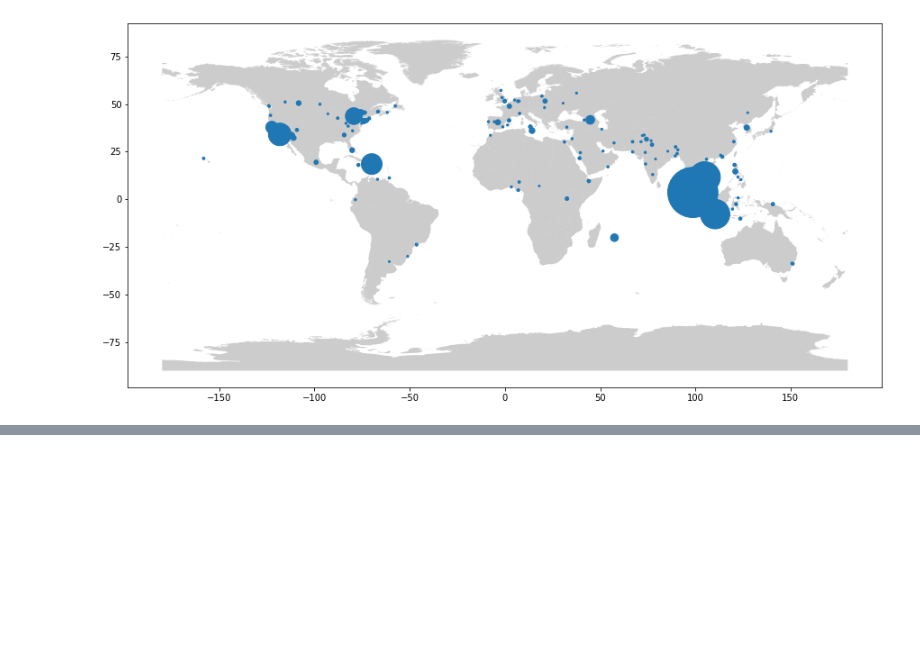
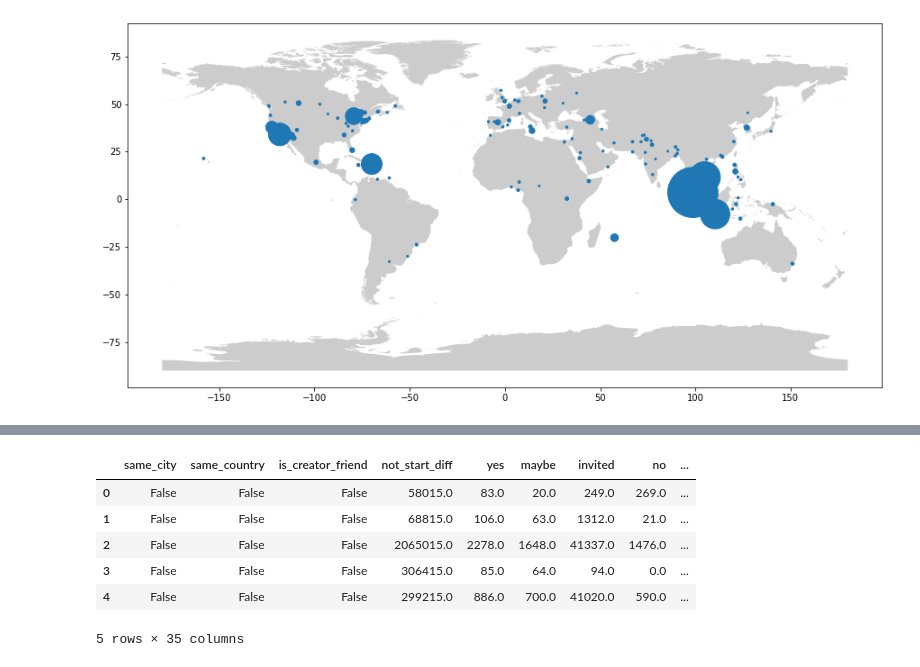
Before and after one commit to pruthviperumalla/Event-Recommender-System, a Jupyter notebook: explore_data.ipynb, the cells around one changed output, grey strips where cells are left out. Drawn from its saved outputs; the diff is of its cells as text; code cells hidden in the pictures; blank space fills up the shorter version.

```diff
--- a/explore_data.ipynb
+++ b/explore_data.ipynb
@@ -668,0 +693,29 @@ geo_df.plot(ax=ax, markersize = geo_df["count"])
+# %%
+import seaborn as sns; sns.set()
+import matplotlib.pyplot as plt
+
+def categorize_time(row):
+    if row['not_start_diff'] < 0:
+        return "Negative"
+    elif row['not_start_diff'] < 7200:
+        return "Less than 2 hours"
+    elif row['not_start_diff'] < 21600:
+        return "Less than 6 hours"
+    elif row['not_start_diff'] < 43200:
+        return "Less than 12 hours"
+    else:
+        return "More than 12 hours"
+
+processed_df['Time'] = processed_df.apply(lambda row: categorize_time(row), axis=1)
+
+# sns.distplot(processed_df['not_start_diff'], kde=False, rug=False,  bins=[-60000000, 0, 7200, 21600, 43200, 2000000])
+
+processed_df.head()
+# %% [output]
+|  | same_city | same_country | is_creator_friend | not_start_diff | yes | maybe | invited | no | ... |
+| 0 | False | False | False | 58015.0 | 83.0 | 20.0 | 249.0 | 269.0 | ... |
+| 1 | False | False | False | 68815.0 | 106.0 | 63.0 | 1312.0 | 21.0 | ... |
+| 2 | False | False | False | 2065015.0 | 2278.0 | 1648.0 | 41337.0 | 1476.0 | ... |
+| 3 | False | False | False | 306415.0 | 85.0 | 64.0 | 94.0 | 0.0 | ... |
+| 4 | False | False | False | 299215.0 | 886.0 | 700.0 | 41020.0 | 590.0 | ... |
+5 rows × 35 columns
```
Also changed, not shown: parts of 3 cells of this notebook.
